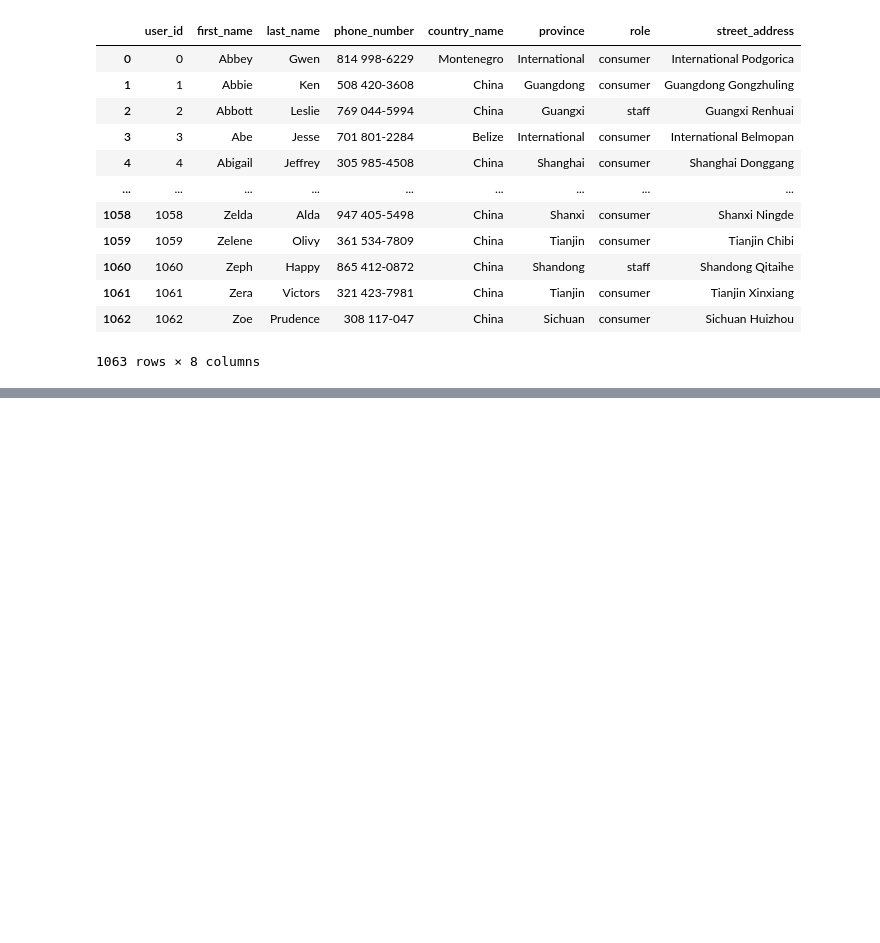
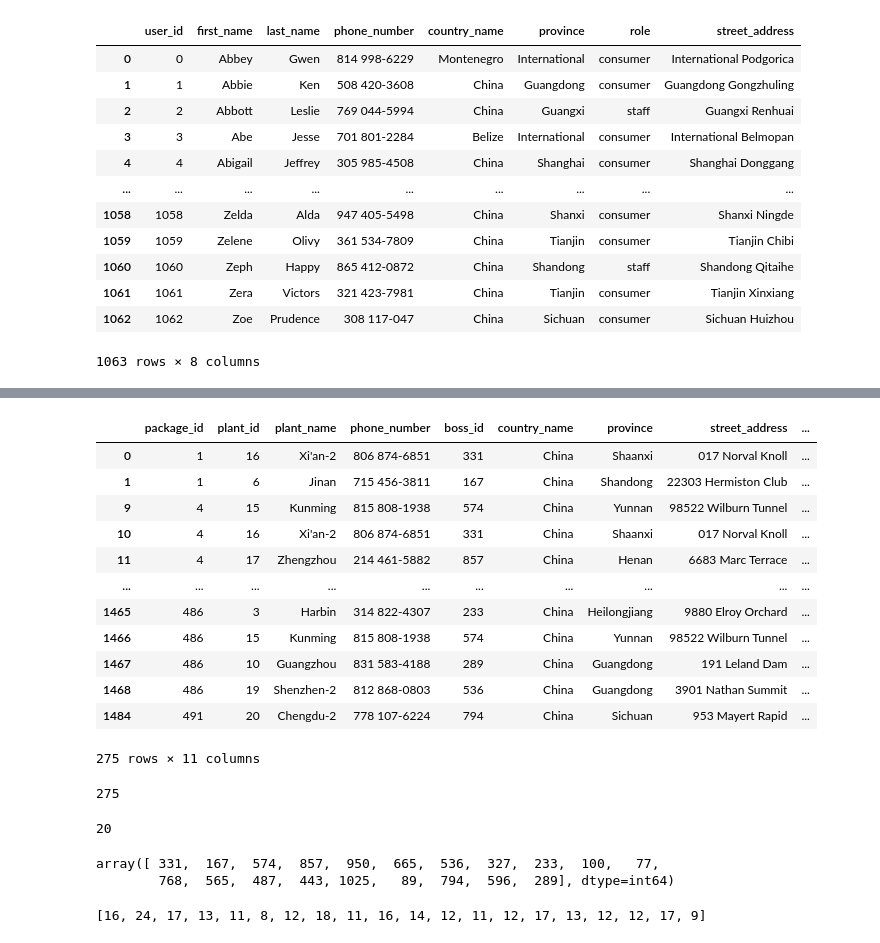
Before and after one commit to rsm-mec014/CSC3170-Database-Project, a Jupyter notebook: source/data_generation/user_data_generation.ipynb, the cells around one changed output, grey strips where cells are left out. Drawn from its saved outputs; the diff is of its cells as text; code cells hidden in the pictures; blank space fills up the shorter version.

```diff
--- a/source/data_generation/user_data_generation.ipynb
+++ b/source/data_generation/user_data_generation.ipynb
@@ -94,0 +120,48 @@ consumers
+# %%
+done_package = []
+for i in range(len(working_plant_boss_id_state)):
+    if working_plant_boss_id_state.iloc[i]["state_name"] == "Finished":
+        done_package.append(working_plant_boss_id_state.iloc[i])
+done_package_df = pd.DataFrame(done_package)
+done_package_df
+# %% [output]
+|  | package_id | plant_id | plant_name | phone_number | boss_id | country_name | province | street_address | ... |
+| 0 | 1 | 16 | Xi'an-2 | 806 874-6851 | 331 | China | Shaanxi | 017 Norval Knoll | ... |
+| 1 | 1 | 6 | Jinan | 715 456-3811 | 167 | China | Shandong | 22303 Hermiston Club | ... |
+| 9 | 4 | 15 | Kunming | 815 808-1938 | 574 | China | Yunnan | 98522 Wilburn Tunnel | ... |
+| 10 | 4 | 16 | Xi'an-2 | 806 874-6851 | 331 | China | Shaanxi | 017 Norval Knoll | ... |
+| 11 | 4 | 17 | Zhengzhou | 214 461-5882 | 857 | China | Henan | 6683 Marc Terrace | ... |
+| ... | ... | ... | ... | ... | ... | ... | ... | ... | ... |
+| 1465 | 486 | 3 | Harbin | 314 822-4307 | 233 | China | Heilongjiang | 9880 Elroy Orchard | ... |
+| 1466 | 486 | 15 | Kunming | 815 808-1938 | 574 | China | Yunnan | 98522 Wilburn Tunnel | ... |
+| 1467 | 486 | 10 | Guangzhou | 831 583-4188 | 289 | China | Guangdong | 191 Leland Dam | ... |
+| 1468 | 486 | 19 | Shenzhen-2 | 812 868-0803 | 536 | China | Guangdong | 3901 Nathan Summit | ... |
+| 1484 | 491 | 20 | Chengdu-2 | 778 107-6224 | 794 | China | Sichuan | 953 Mayert Rapid | ... |
+275 rows × 11 columns
+# %%
+bosses = done_package_df['boss_id']
+len(bosses)
+# %% [output]
+275
+# %%
+boss_uni = bosses.unique()
+len(boss_uni)
+# %% [output]
+20
+# %%
+boss_uni
+# %% [output]
+array([ 331,  167,  574,  857,  950,  665,  536,  327,  233,  100,   77,
+        768,  565,  487,  443, 1025,   89,  794,  596,  289], dtype=int64)
+# %%
+done_num = [0]*len(boss_uni)
+for i in range(len(done_package_df)):
+    cover = False
+    b_id = done_package_df.iloc[i]['boss_id']
+    for j in range(len(boss_uni)):
+        if boss_uni[j] == b_id:
+            done_num[j] += 1
+            break
+done_num
+# %% [output]
+[16, 24, 17, 13, 11, 8, 12, 18, 11, 16, 14, 12, 11, 12, 17, 13, 12, 12, 17, 9]
```
Also changed, not shown: parts of 10 cells of this notebook.
